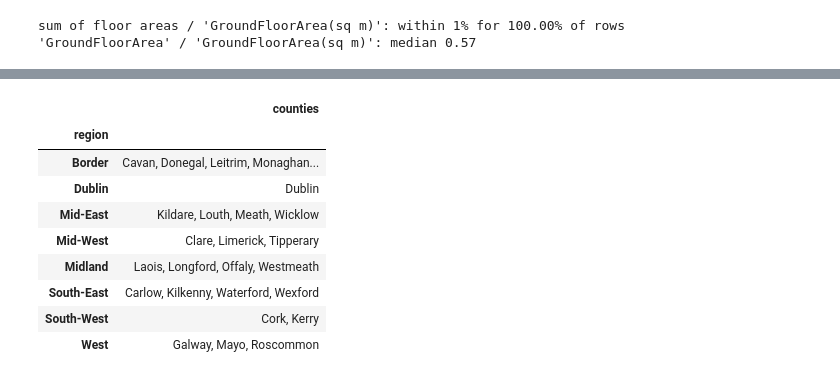
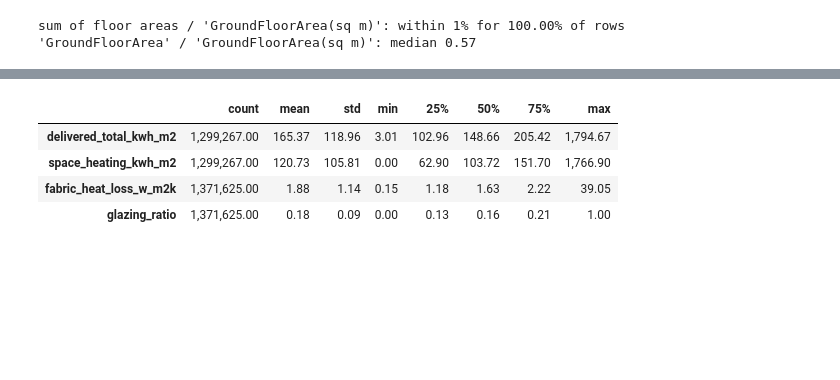
Before and after one commit to BakytzhanSuleimenov/SEAI-BER, a Jupyter notebook: ber_results_extraction.ipynb, the cells around one changed output, grey strips where cells are left out. Cells and saved outputs as stored; diff of their text form; code cells hidden in the pictures; blank space fills up the shorter version.

```diff
--- a/ber_results_extraction.ipynb
+++ b/ber_results_extraction.ipynb
@@ -145,6 +149,6 @@ sum of floor areas / 'GroundFloorArea(sq m)': within 1% for 100.00% of rows
 # %%
 def renewable_electricity_kwh(d):
-    """On-site renewable electricity (PV) declared on the certificate, kWh/yr."""
+    """On-site renewable electricity (PV) declared on the certificate, kWh/yr; empty where there is no renewables section."""
     parts = [d[f'{n}EnerProdDelivered'].where(d[f'{n}EnergyType_Description'] == 'Renewable Electrical', 0)
              for n in ('First', 'Second', 'Third')]
     total = sum(p.fillna(0) for p in parts)
@@ -160,6 +164,8 @@ print('Share of certificates where sum(PrimaryEnergy*) / TFA matches BerRating w
 print(matches_ber.groupby(has_pv.map({True: 'with PV', False: 'without PV'})).mean().map('{:.1%}'.format).to_string())
 print(f"\nNegative BerRating: {(raw['BerRating'] < 0).sum():,} certificates "
       f"({(raw.loc[raw['BerRating'] < 0, 'renewable_elec_kwh'] > 0).mean():.0%} of them have PV)")
+print(f"No renewables section: {raw['renewable_elec_kwh'].isna().sum():,} certificates, "
+      f"of which group-heated: {(raw['renewable_elec_kwh'].isna() & raw['is_group_heating']).sum():,}")
 # %% [output]
 Share of certificates where sum(PrimaryEnergy*) / TFA matches BerRating within 2%:
 renewable_elec_kwh
@@ -172,15 +179,23 @@ components = raw[DELIVERED_COLS].fillna(0).sum(axis=1)
 has_total = raw['TotalDeliveredEnergy'].notna()
 print(f'TotalDeliveredEnergy filled: {has_total.mean():.1%} of rows; '
       f"equals the sum of components (within 1%): {((raw.loc[has_total, 'TotalDeliveredEnergy'] / components[has_total]).sub(1).abs() < 0.01).mean():.1%}")
+print(has_total.groupby(np.where(raw['assessment_date'].dt.year <= 2011, 'assessed up to 2011', 'assessed 2012 or later'))
+      .mean().map('{:.0%}'.format).to_string())
 
-no_secondary = raw['DeliveredEnergySecondarySpace'].isna() & raw['DeliveredEnergyMainSpace'].notna()
-print(f'Secondary space heating empty: {no_secondary.sum():,} rows; '
-      f"max PrimaryEnergySecondarySpace on those rows = {raw.loc[no_secondary, 'PrimaryEnergySecondarySpace'].max()}")
+main_present = raw['DeliveredEnergyMainSpace'].notna()
+for delivered_col, primary_col in [('DeliveredEnergySecondarySpace', 'PrimaryEnergySecondarySpace'),
+                                   ('DeliveredEnergySupplementaryWater', 'PrimaryEnergySupplementaryWater')]:
+    empty = raw[delivered_col].isna() & main_present
+    print(f'\n{delivered_col} empty where main delivered energy is present: {empty.sum():,} rows; '
+          f'max {primary_col} on those rows = {raw.loc[empty, primary_col].max()}')
 
-missing_main = raw['DeliveredEnergyMainSpace'].isna()
+missing_main = ~main_present
 print(f'\nMain space heating delivered energy missing: {missing_main.sum():,} rows')
 print(pd.crosstab(raw['is_group_heating'], missing_main, margins=True)
       .rename_axis(index='group heating', columns='delivered energy missing'))
+placeholder = raw['is_group_heating'] & raw['DeliveredEnergyMainSpace'].eq(0) & raw['PrimaryEnergyMainSpace'].isna()
+print(f'Group-heated certificates with placeholder zeros (delivered 0, primary empty): {placeholder.sum():,}, '
+      f"assessed {raw.loc[placeholder, 'assessment_date'].dt.year.min()} to {raw.loc[placeholder, 'assessment_date'].dt.year.max()}")
 print('\nMissing delivered energy outside group heating, by assessment year (concentrated in 2019):')
 print(raw.loc[missing_main & ~raw['is_group_heating'], 'assessment_date'].dt.year.value_counts().sort_index().tail(10).to_string())
 # %% [output]
@@ -616,26 +690,47 @@ Pooling is justified because the BER is calculated with standard occupancy and c
 # %%
-NUTS3_REGION = {
-    'Dublin': 'Dublin',
-    'Kildare': 'Mid-East', 'Meath': 'Mid-East', 'Wicklow': 'Mid-East', 'Louth': 'Mid-East',
-    'Laois': 'Midland', 'Longford': 'Midland', 'Offaly': 'Midland', 'Westmeath': 'Midland',
-    'Clare': 'Mid-West', 'Limerick': 'Mid-West', 'Tipperary': 'Mid-West',
-    'Carlow': 'South-East', 'Kilkenny': 'South-East', 'Waterford': 'South-East', 'Wexford': 'South-East',
-    'Cork': 'South-West', 'Kerry': 'South-West',
-    'Galway': 'West', 'Mayo': 'West', 'Roscommon': 'West',
-    'Cavan': 'Border', 'Donegal': 'Border', 'Leitrim': 'Border', 'Monaghan': 'Border', 'Sligo': 'Border',
+d = clean
+delivered = {q: corrected_delivered(d, q, p) for q, p in HEATING_END_USES.items()}
+end_uses = {
+    'space_heating': delivered['DeliveredEnergyMainSpace'] + delivered['DeliveredEnergySecondarySpace'].fillna(0),
+    'water_heating': delivered['DeliveredEnergyMainWater'] + delivered['DeliveredEnergySupplementaryWater'].fillna(0),
+    'lighting': d['DeliveredLightingEnergy'],
+    'pumps_fans': d['DeliveredEnergyPumpsFans'],
 }
+delivered_total = pd.concat(end_uses.values(), axis=1).sum(axis=1, min_count=len(end_uses))
+has_consumption = delivered_total.notna() & ~d['is_group_heating'] & ~d['is_2026_method']
 
-def to_county(name):
-    if name.startswith('Dublin'):
-        return 'Dublin'
-    if name.startswith('Co. '):
-        return name.removeprefix('Co. ')
-    return name.removesuffix(' City')
+new = {'has_consumption': has_consumption, 'delivered_total_kwh': delivered_total.where(has_consumption)}
+for end_use, values in end_uses.items():
+    new[f'{end_use}_kwh'] = values.where(has_consumption)
+for end_use in ['delivered_total', *end_uses]:
+    new[f'{end_use}_kwh_m2'] = new[f'{end_use}_kwh'] / d['tfa_m2']
 
-county_map = {name: to_county(name) for name in clean['CountyName'].unique()}
-clean['county'] = clean['CountyName'].map(county_map)
-clean['region'] = clean['county'].map(NUTS3_REGION)
-assert clean['region'].notna().all(), 'every county must map to a region'
-print(f"{clean['CountyName'].nunique()} raw values -> {clean['county'].nunique()} counties -> {clean['region'].nunique()} regions")
-clean.groupby('region')['county'].agg(lambda s: ', '.join(sorted(s.unique()))).to_frame('counties')
+new['primary_energy_kwh'] = d['BerRating'] * d['tfa_m2']
+new['co2_kg'] = d['CO2Rating'] * d['tfa_m2']
+new['has_pv'] = (d['renewable_elec_kwh'] > 0).astype(float).where(d['renewable_elec_kwh'].notna())
+
+element_area = sum(d[a] for _, a in ELEMENTS.values())
+fabric_ua = sum(d[u] * d[a] for u, a in ELEMENTS.values())
+new['fabric_heat_loss_w_m2k'] = (fabric_ua + d['ThermalBridgingFactor'] * element_area) / d['tfa_m2']
+new['glazing_ratio'] = d['WindowArea'] / (d['WallArea'] + d['WindowArea'] + d['DoorArea'])
+
+for elem, (u, a) in ELEMENTS.items():
+    with_u = (d[a] > 0) & (d[u] > 0)
+    new[f'has_{elem}'] = d[a] > 0
+    new[f'ua_{elem}'] = (d[u] * d[a]).where(with_u)
+    new[f'area_{elem}'] = d[a].where(with_u)
+    new[f'u_{elem}'] = d[u].where(with_u)
+
+rebuilt = sum((delivered[q] != d[q]) & delivered[q].notna() for q in HEATING_END_USES)
+print(f'Certificates with consumption figures: {has_consumption.sum():,} of {len(d):,}')
+print(pd.Series({
+    'group heating': d['is_group_heating'].sum(),
+    '2026 method': (d['is_2026_method'] & ~d['is_group_heating']).sum(),
+    'end use missing': (delivered_total.isna() & ~d['is_group_heating'] & ~d['is_2026_method']).sum(),
+}, name='left out of consumption').to_string())
+print(f'Certificates with at least one electric heating end use rebuilt from primary energy: {(rebuilt > 0).sum():,}')
+
+clean = pd.concat([clean, pd.DataFrame(new)], axis=1)
+del d, delivered, end_uses, delivered_total, new
+clean[['delivered_total_kwh_m2', 'space_heating_kwh_m2', 'fabric_heat_loss_w_m2k', 'glazing_ratio']].describe().T
 # %% [output]
@@ -643,10 +742,5 @@ clean.groupby('region')['county'].agg(lambda s: ', '.join(sorted(s.unique()))).t
-|  | counties |
-| region |  |
-| Border | Cavan, Donegal, Leitrim, Monaghan... |
-| Dublin | Dublin |
-| Mid-East | Kildare, Louth, Meath, Wicklow |
-| Mid-West | Clare, Limerick, Tipperary |
-| Midland | Laois, Longford, Offaly, Westmeath |
-| South-East | Carlow, Kilkenny, Waterford, Wexford |
-| South-West | Cork, Kerry |
-| West | Galway, Mayo, Roscommon |
+|  | count | mean | std | min | 25% | 50% | 75% | max |
+| delivered_total_kwh_m2 | 1,299,267.00 | 165.37 | 118.96 | 3.01 | 102.96 | 148.66 | 205.42 | 1,794.67 |
+| space_heating_kwh_m2 | 1,299,267.00 | 120.73 | 105.81 | 0.00 | 62.90 | 103.72 | 151.70 | 1,766.90 |
+| fabric_heat_loss_w_m2k | 1,371,625.00 | 1.88 | 1.14 | 0.15 | 1.18 | 1.63 | 2.22 | 39.05 |
+| glazing_ratio | 1,371,625.00 | 0.18 | 0.09 | 0.00 | 0.13 | 0.16 | 0.21 | 1.00 |
```
Also changed, not shown: parts of 56 cells of this notebook, 3 other files.
